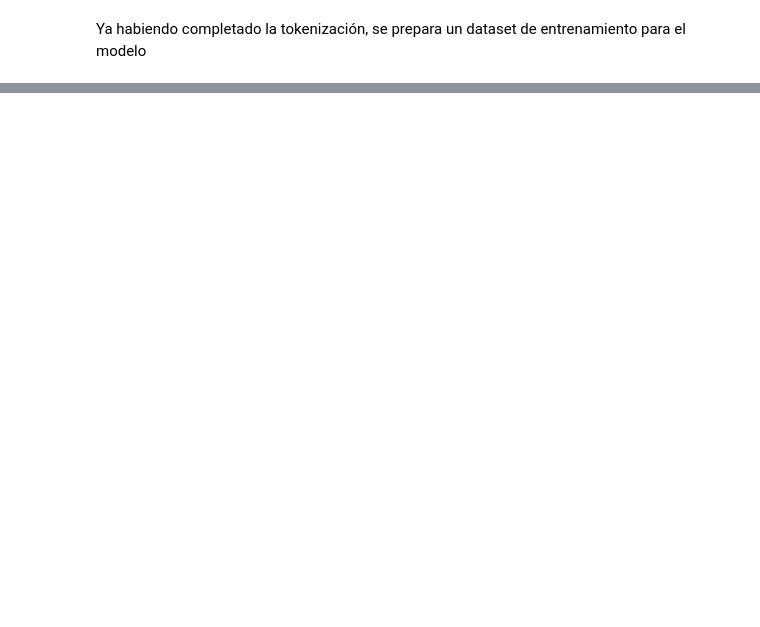
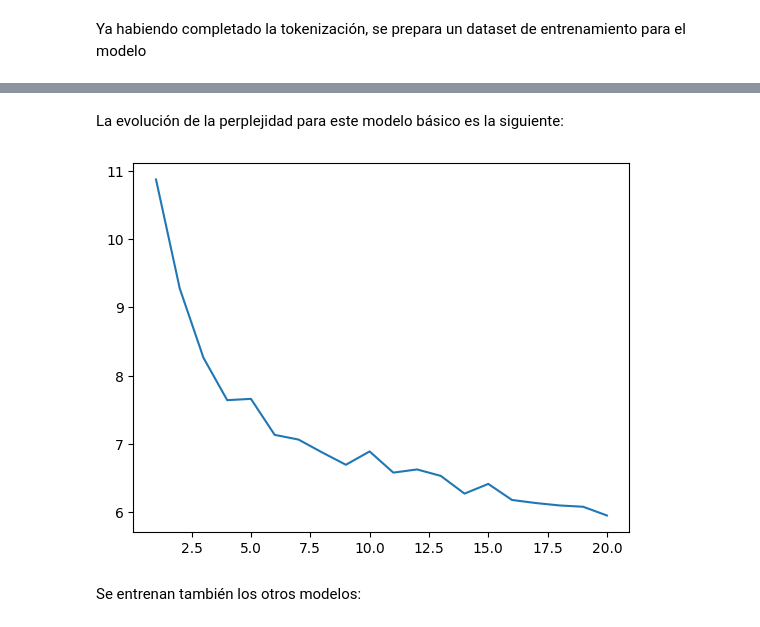
Before and after one commit to Jugarov/NLP_Practice, a Jupyter notebook: Resoluciones/Resolucion_Desafio_3.ipynb, the cells around one changed output, grey strips where cells are left out. Drawn from its saved outputs; the diff is of its cells as text; code cells hidden in the pictures; blank space fills up the shorter version.

```diff
--- a/Resoluciones/Resolucion_Desafio_3.ipynb
+++ b/Resoluciones/Resolucion_Desafio_3.ipynb
@@ -195,0 +197,6 @@ MemoryError: Unable to allocate 2.31 MiB for an array with shape (12094, 50) and
+# %%
+# Entrenar el modelo usando el callback a la salida de cada epoch.
+RNN_history_ppl = []
+with tf.device("/GPU:0"):
+  RNN_model = create_architecture('RNN')
+  hist = RNN_model.fit(X, y, epochs=20, callbacks=[PplCallback(tokenized_sentences_val, RNN_history_ppl, "RNN_model")], batch_size=1024)
@@ -195,0 +236,14 @@ MemoryError: Unable to allocate 2.31 MiB for an array with shape (12094, 50) and
+# %% [markdown]
+La evolución de la perplejidad para este modelo básico es la siguiente:
+# %%
+import matplotlib.pyplot as plt
+import seaborn as sns
+
+# Entrenamiento
+epoch_count = range(1, len(RNN_history_ppl) + 1)
+sns.lineplot(x=epoch_count,  y=RNN_history_ppl)
+plt.show()
+# %% [output]
+[figure, added]
+# %% [markdown]
+Se entrenan también los otros modelos:
```
Also changed, not shown: parts of 22 cells of this notebook, 5 other files.
